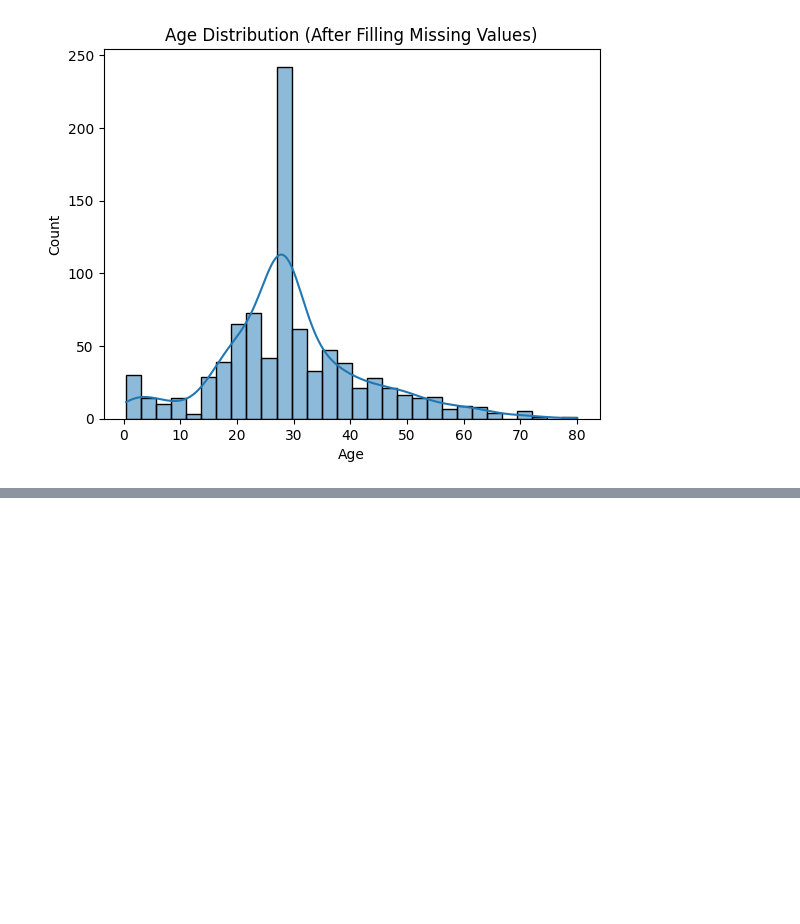
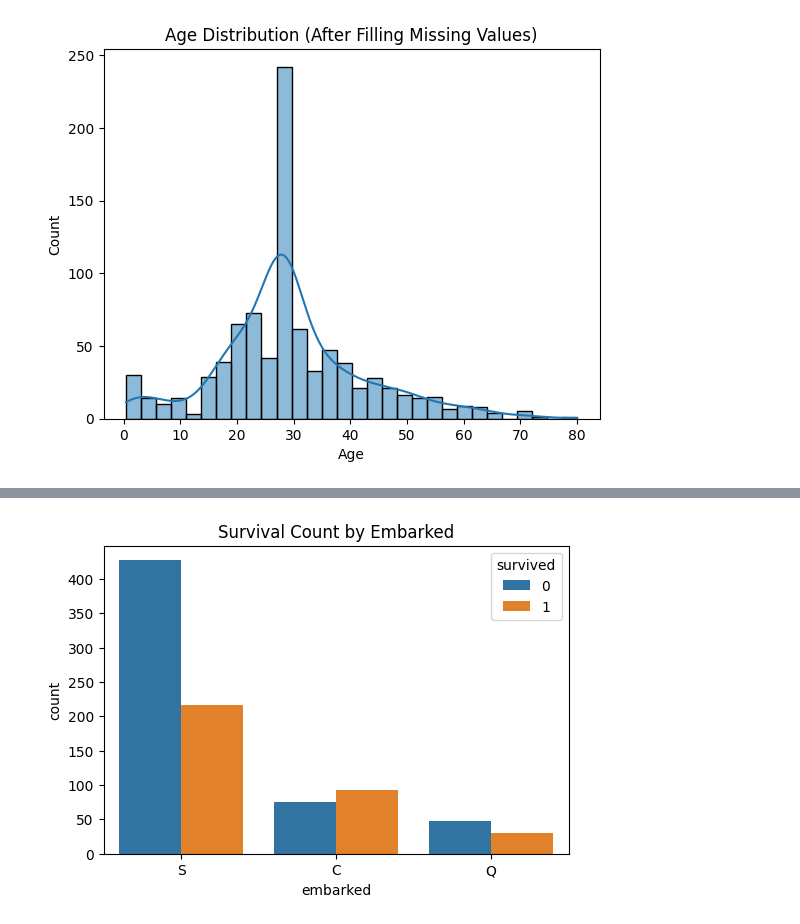
Before and after one commit to LogaMathesh/Data-Analysis-basics-for-ML, a Jupyter notebook: Titanic Data exploration and visualization/app.ipynb, the cells around one changed output, grey strips where cells are left out. Saved outputs shown, nothing was run; the diff lists cells and outputs as text; code cells hidden in the pictures; blank space fills up the shorter version.

```diff
--- a/Titanic Data exploration and visualization/app.ipynb
+++ b/Titanic Data exploration and visualization/app.ipynb
@@ -132,0 +142,8 @@ plt.show()
+# %%
+# 2. Survival count by Embarked
+plt.figure(figsize=(6, 4))
+sns.countplot(data=df, x='embarked', hue='survived')
+plt.title("Survival Count by Embarked")
+plt.show()
+# %% [output]
+[figure, added]
```
Also changed, not shown: parts of 9 cells of this notebook.
